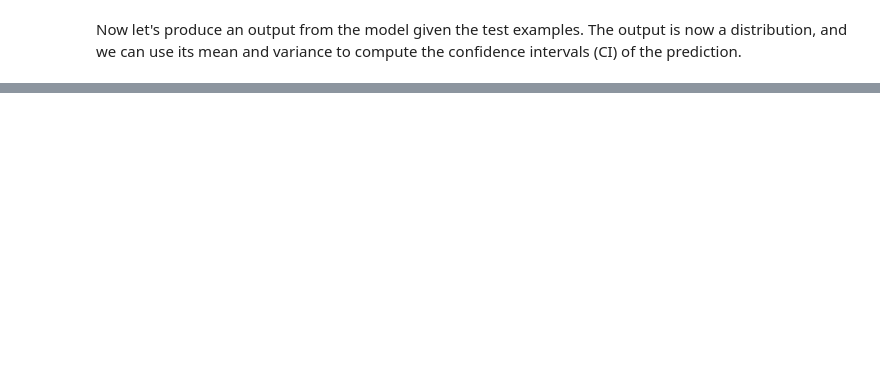
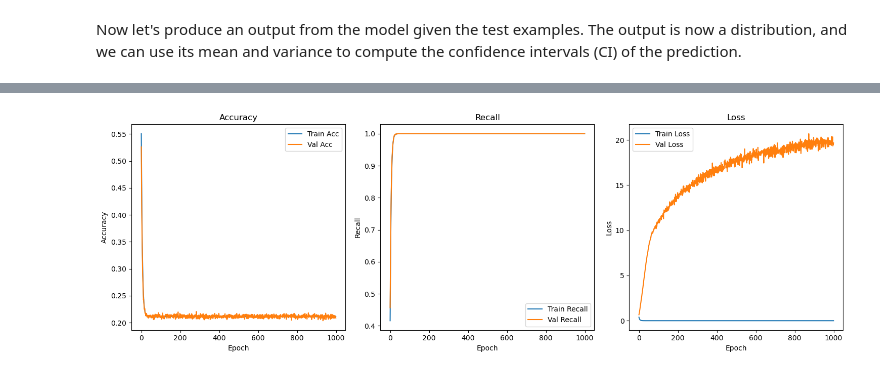
Before and after one commit to SaraLuzVC/Customer-Churn-Records, a Jupyter notebook: notebooks/bnn_primer_intento.ipynb, the cells around one changed output, grey strips where cells are left out. Cells and saved outputs as stored; diff of their text form; code cells hidden in the pictures; blank space fills up the shorter version.

```diff
--- a/notebooks/bnn_primer_intento.ipynb
+++ b/notebooks/bnn_primer_intento.ipynb
@@ -445,7 +543,19 @@ def negative_loglikelihood(targets, estimated_distribution):
 
 
 num_epochs = 1000
+
 prob_bnn_model = create_probablistic_bnn_model(train_size)
-run_experiment(prob_bnn_model, negative_loglikelihood, train_dataset, test_dataset)
+history = run_experiment(
+    prob_bnn_model,
+    negative_loglikelihood,
+    train_dataset,
+    test_dataset,
+    class_weight=class_weight
+)
+
+
+
+# prob_bnn_model = create_probablistic_bnn_model(train_size)
+# run_experiment(prob_bnn_model, negative_loglikelihood, train_dataset, test_dataset)
 # %% [output]
 Start training the model...
@@ -528,0 +645,4 @@ Mean: 0.47999998927116394 - 5th percentile: 0.0 - 95th percentile: 1.0 - Actual:
+# %%
+plot_metrics(history)
+# %% [output]
+[figure, added]
```
Also changed, not shown: parts of 15 cells of this notebook.
